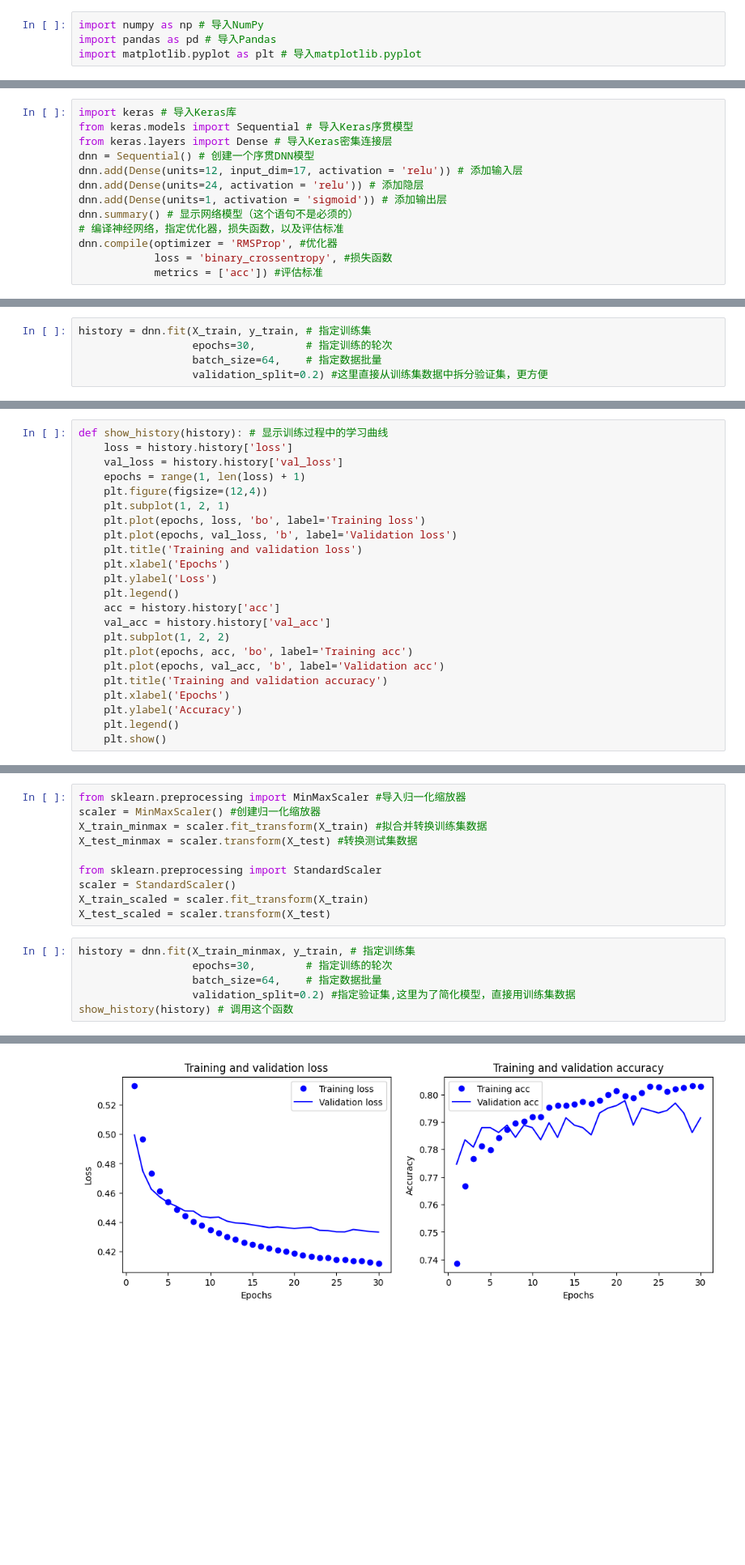
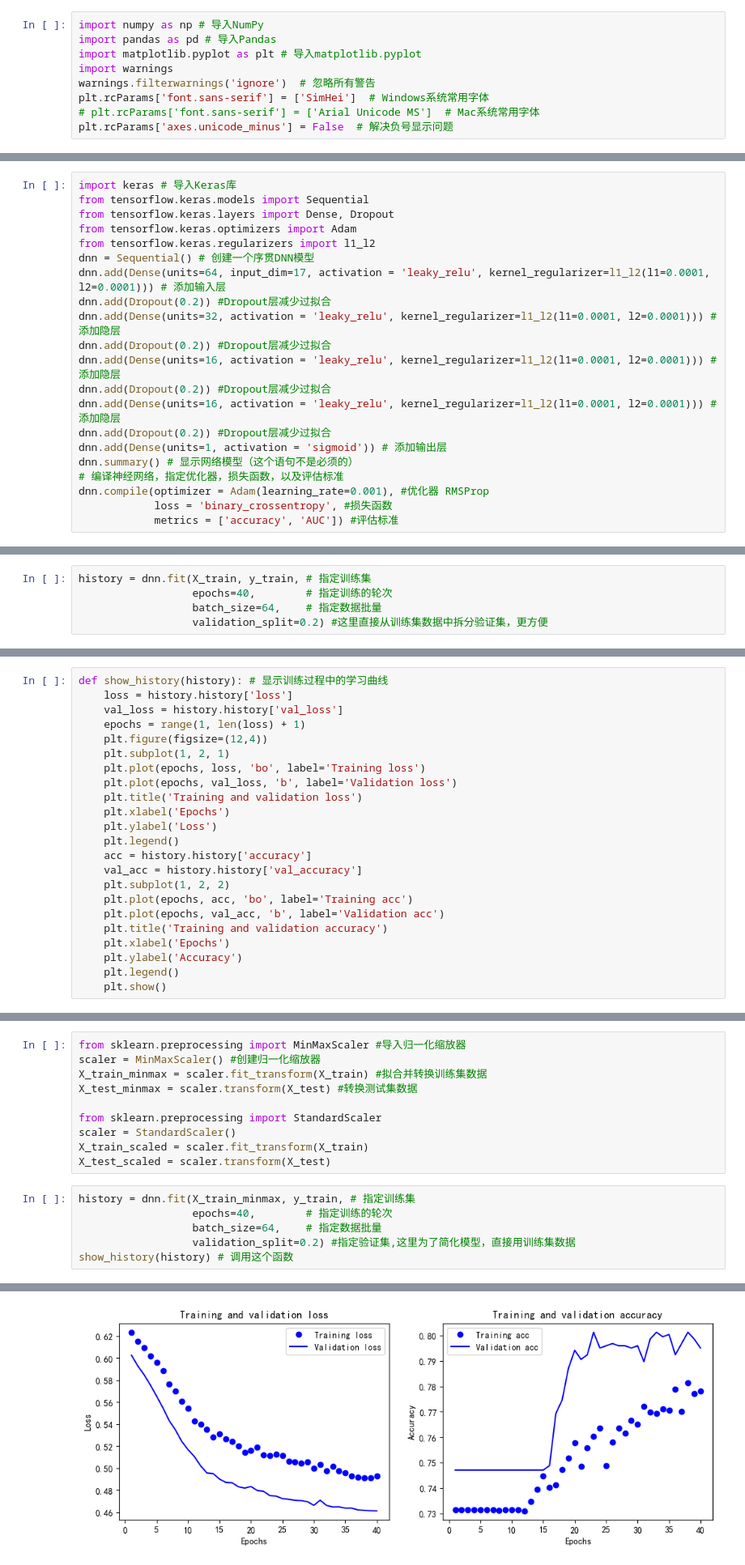
Before and after one commit to liaoamin/let-us-machine-learning, a Jupyter notebook: 留存关15/客户流失率判断.ipynb, the cells around one changed output, grey strips where cells are left out. Shown: that part at 81% size. Cells and saved outputs as stored; diff of their text form; blank space fills up the shorter version.

```diff
--- a/留存关15/客户流失率判断.ipynb
+++ b/留存关15/客户流失率判断.ipynb
@@ -19,6 +19,11 @@
 import numpy as np # 导入NumPy
 import pandas as pd # 导入Pandas
 import matplotlib.pyplot as plt # 导入matplotlib.pyplot
+import warnings
+warnings.filterwarnings('ignore')  # 忽略所有警告
+plt.rcParams['font.sans-serif'] = ['SimHei']  # Windows系统常用字体
+# plt.rcParams['font.sans-serif'] = ['Arial Unicode MS']  # Mac系统常用字体
+plt.rcParams['axes.unicode_minus'] = False  # 解决负号显示问题
 # %%
 df_member = pd.read_csv('易速鲜花会员留存.csv') # 导入数据包
 df_member #显示数据
@@ -330,14 +306,22 @@ print("逻辑回归对测试集第一个用户的预测结果", y_pred[0])
 # %%
 import keras # 导入Keras库
-from keras.models import Sequential # 导入Keras序贯模型
-from keras.layers import Dense # 导入Keras密集连接层
+from tensorflow.keras.models import Sequential
+from tensorflow.keras.layers import Dense, Dropout
+from tensorflow.keras.optimizers import Adam
+from tensorflow.keras.regularizers import l1_l2
 dnn = Sequential() # 创建一个序贯DNN模型
-dnn.add(Dense(units=12, input_dim=17, activation = 'relu')) # 添加输入层
-dnn.add(Dense(units=24, activation = 'relu')) # 添加隐层
+dnn.add(Dense(units=64, input_dim=17, activation = 'leaky_relu', kernel_regularizer=l1_l2(l1=0.0001, l2=0.0001))) # 添加输入层
+dnn.add(Dropout(0.2)) #Dropout层减少过拟合
+dnn.add(Dense(units=32, activation = 'leaky_relu', kernel_regularizer=l1_l2(l1=0.0001, l2=0.0001))) # 添加隐层
+dnn.add(Dropout(0.2)) #Dropout层减少过拟合
+dnn.add(Dense(units=16, activation = 'leaky_relu', kernel_regularizer=l1_l2(l1=0.0001, l2=0.0001))) # 添加隐层
+dnn.add(Dropout(0.2)) #Dropout层减少过拟合
+dnn.add(Dense(units=16, activation = 'leaky_relu', kernel_regularizer=l1_l2(l1=0.0001, l2=0.0001))) # 添加隐层
+dnn.add(Dropout(0.2)) #Dropout层减少过拟合
 dnn.add(Dense(units=1, activation = 'sigmoid')) # 添加输出层
 dnn.summary() # 显示网络模型（这个语句不是必须的）
 # 编译神经网络，指定优化器，损失函数，以及评估标准
-dnn.compile(optimizer = 'RMSProp', #优化器
+dnn.compile(optimizer = Adam(learning_rate=0.001), #优化器 RMSProp
             loss = 'binary_crossentropy', #损失函数
-            metrics = ['acc']) #评估标准
+            metrics = ['accuracy', 'AUC']) #评估标准
 # %% [output]
@@ -371,6 +370,6 @@ dtype('float32')
 # %%
 history = dnn.fit(X_train, y_train, # 指定训练集
-                  epochs=30,        # 指定训练的轮次
+                  epochs=40,        # 指定训练的轮次
                   batch_size=64,    # 指定数据批量
                   validation_split=0.2) #这里直接从训练集数据中拆分验证集，更方便
 # %% [output]
@@ -404,8 +388,8 @@ def show_history(history): # 显示训练过程中的学习曲线
     plt.xlabel('Epochs')
     plt.ylabel('Loss')
     plt.legend()
-    acc = history.history['acc']
-    val_acc = history.history['val_acc']
+    acc = history.history['accuracy']
+    val_acc = history.history['val_accuracy']
     plt.subplot(1, 2, 2)
     plt.plot(epochs, acc, 'bo', label='Training acc')
     plt.plot(epochs, val_acc, 'b', label='Validation acc')
@@ -450,7 +446,7 @@ X_train_scaled = scaler.fit_transform(X_train)
 X_test_scaled = scaler.transform(X_test)
 # %%
 history = dnn.fit(X_train_minmax, y_train, # 指定训练集
-                  epochs=30,        # 指定训练的轮次
+                  epochs=40,        # 指定训练的轮次
                   batch_size=64,    # 指定数据批量
                   validation_split=0.2) #指定验证集,这里为了简化模型，直接用训练集数据
 show_history(history) # 调用这个函数
@@ -475,3 +471,3 @@ Epoch 30/30
-[figure, old version]
+[figure, new version]
 # %%
 result = dnn.evaluate(X_test_minmax, y_test) #评估测试集上的准确率
```
Also changed, not shown: parts of 26 cells of this notebook, 8 other files.
